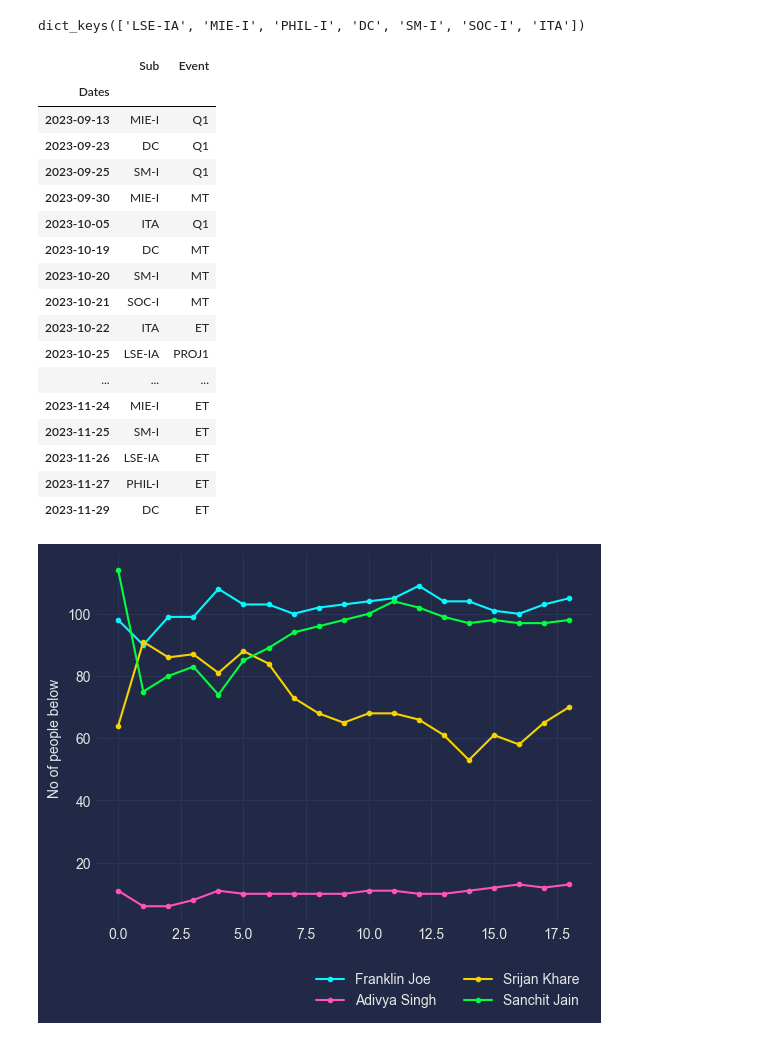
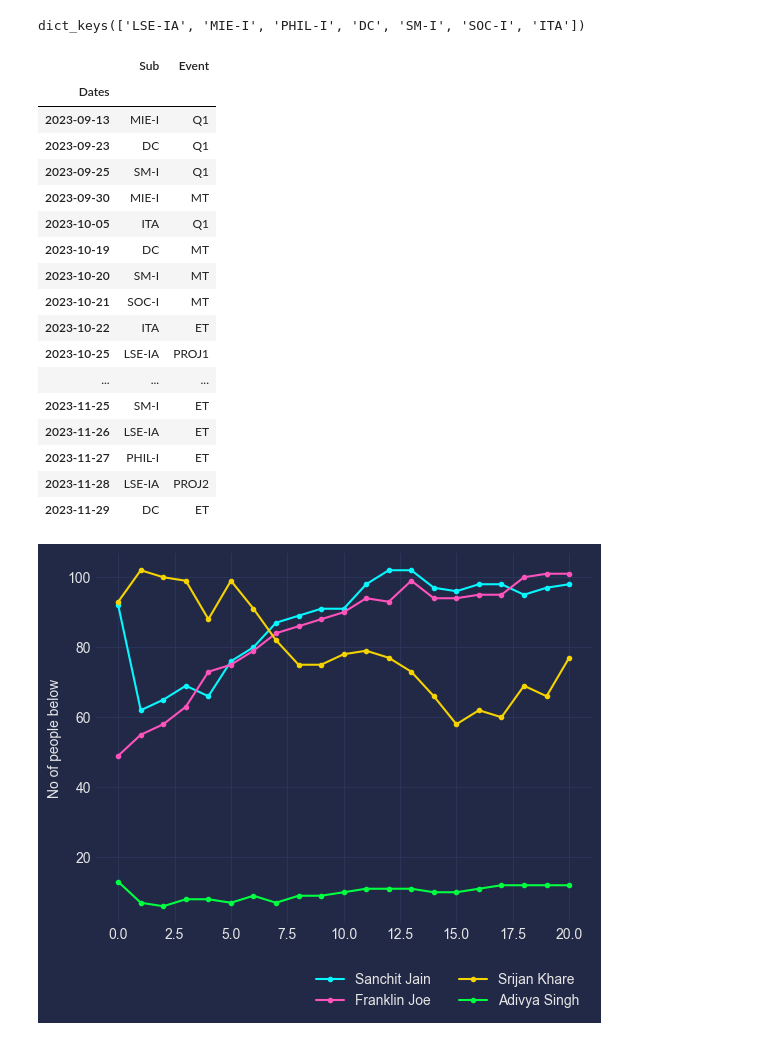
Before and after one commit to Franklin-oss/grade-analysis, a Jupyter notebook: individual_analysis.ipynb, the cells around one changed output. Saved outputs shown, nothing was run; the diff lists cells and outputs as text; code cells hidden in the pictures.

```diff
--- a/individual_analysis.ipynb
+++ b/individual_analysis.ipynb
@@ -26,7 +26,7 @@ for i in IDX: New_IDX.append(i+'-Numeric')
 New_IDX += IDX
 # %%
 #Load term1 data for dance/drama GPA since datasheet not included
-term1 = pd.read_excel("Term1-Final-Computed.xlsx", sheet_name='RAW')
+term1 = pd.read_excel("Sheets\\Term1-Final-Computed.xlsx", sheet_name='RAW')
 term1.fillna(0, inplace=True)
 term1.set_index('Roll No.', inplace=True)
 term1['Dance/Drama'] = term1['Dance -I'] + term1['Drama- I']
@@ -38,7 +38,7 @@ DATAS = {}
 for course in T1:
 
     avail = []
-    df = pd.read_excel('Component-Wise Breakdown latest(AutoRecovered).xlsx', sheet_name=course)
+    df = pd.read_excel('Sheets/Component-Wise Breakdown latest(AutoRecovered).xlsx', sheet_name=course)
 
     # Get available fields only (discard unnamed and other useless columns)
     for key in df.keys():
@@ -85,7 +85,7 @@ Weights = {
     }
 }
 
-dates = pd.read_excel('Component-Wise Breakdown latest(AutoRecovered).xlsx', sheet_name='Dates')
+dates = pd.read_excel('Sheets/Component-Wise Breakdown latest(AutoRecovered).xlsx', sheet_name='Dates')
 dates.set_index('Dates', inplace=True)
 dates
 # %% [output]
@@ -102,26 +102,27 @@ dates
 | 2023-10-22 | ITA | ET |
 | 2023-10-25 | LSE-IA | PROJ1 |
 | ... | ... | ... |
-| 2023-11-24 | MIE-I | ET |
 | 2023-11-25 | SM-I | ET |
 | 2023-11-26 | LSE-IA | ET |
 | 2023-11-27 | PHIL-I | ET |
+| 2023-11-28 | LSE-IA | PROJ2 |
 | 2023-11-29 | DC | ET |
 # %%
-def generate_starting_score(rollnos: list):
+def generate_starting_score(rollnos: list, include_only_CP=False, exclude_list=[]):
     """
     Generates a new series containing tentative scores that calculates CP & Dance/Drama scores only.
 
     rollnos: list of roll numbers to generate the series for.
+    exclude_dd: if True, it does not weigh in Dance / Drama scores as
     """
     start_series = pd.Series(index=rollnos)
     for rollno in rollnos:
         start_score = 0
         for sub in Weights.keys():
-            if 'CP' in Weights[sub].keys():
+            if 'CP' in Weights[sub].keys() and (sub not in exclude_list):
                 # print(f'Adding {sub} CP score')
                 start_score += Weights[sub]['CP'] * Weights[sub]['credits'] * DATAS[sub]['CP-Numeric'][rollno]
-        start_score += DD[rollno] * (13/4.33)  # Scale the GPA score to match with the grade 13 scores.
+        if not include_only_CP: start_score += DD[rollno] * (13/4.33) * 4  # Scale the GPA score to match with the grade 13 scores and multiply with weight
         start_series[rollno] = start_score
 
     return start_series
@@ -175,34 +176,35 @@ def generate_rank_list(start_series, rollno,include_free_time=True, include_date
 
     ranks[datesequence[0]] = (159 - start_series.rank(ascending=False)[rollno]) # Input the starting rank (computed by generate_starting_score func)
 
     #Main loop where each rank is calculated for each date and appended.
     for eventdate in datesequence:
         if eventdate in dates.index:  # This will always be True if datesequence only contains exam event dates.
             new_event = _add_new_score(last_event, eventdate)
             ranks[eventdate] = (159 - new_event.rank(ascending=False)[rollno])
             last_event = new_event
         else:
             ranks[eventdate] = list(ranks.dropna())[-1]  # Add the last element in this
 
     if not include_date_index: ranks.reset_index(inplace=True, drop=True)
     return ranks
 
 
 # Test generation
 
 start = generate_starting_score(rollnos=DATAS['DC'].index)
 
 def multi_plot(rollnos: list):
     start = generate_starting_score(rollnos=DATAS['DC'].index)
     for rollno in rollnos:
         plt.plot(generate_rank_list(start, rollno, False, False), label=DATAS['DC']['Name'][rollno].title(),
                   marker='.')
 
     plt.legend(bbox_to_anchor=(1, -0.1), ncol=2)
     plt.ylabel('No of people below')
 
-multi_plot(rollnos=['2023IPM052', '2023IPM014', '2023IPM125', '2023IPM106'])
+
+multi_plot(rollnos=[ '2023IPM106', '2023IPM052', '2023IPM125', '2023IPM014'])
 # %% [output]
-[figure, old version]
+[figure, new version]
 # %%
 #Correlation analysis:
```
Also changed, not shown: parts of 4 cells of this notebook, 3 other files.
